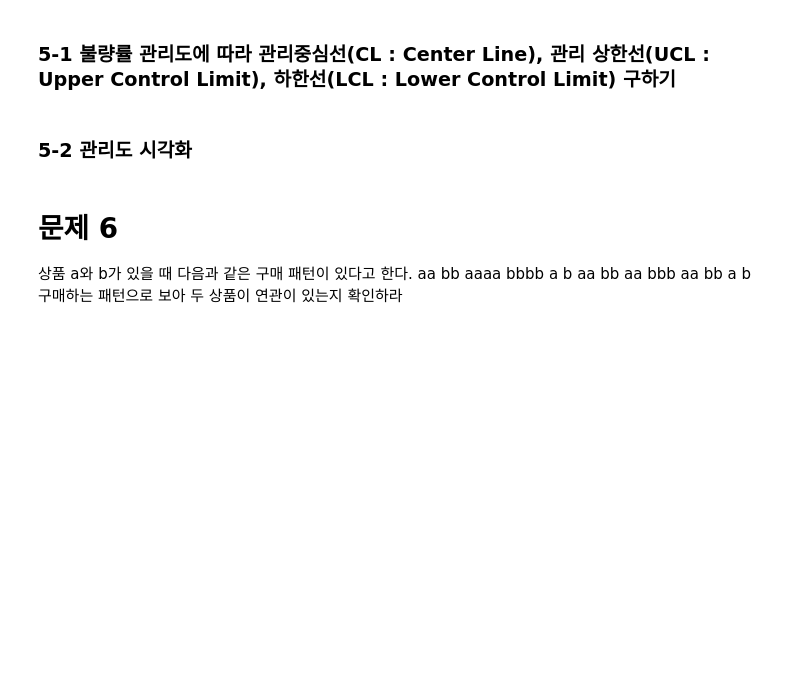
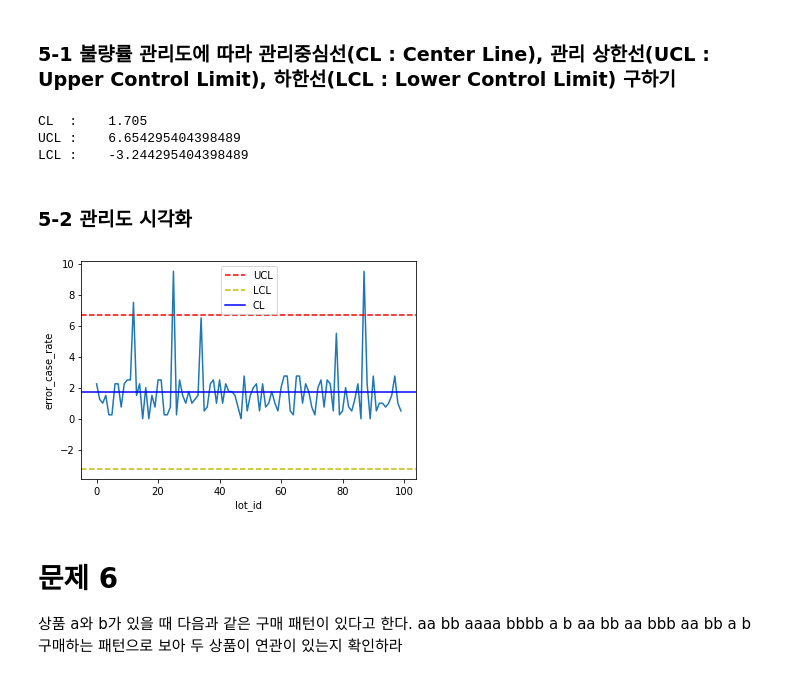
Before and after one commit to DMIS0126/ADP, a Jupyter notebook: Private_Study/Actual Exam/adp-22.ipynb, the cells around one changed output. Cells and saved outputs as stored; diff of their text form; code cells hidden in the pictures; blank space fills up the shorter version.

```diff
--- a/Private_Study/Actual Exam/adp-22.ipynb
+++ b/Private_Study/Actual Exam/adp-22.ipynb
@@ -740,3 +740,10 @@ q2 239.9596818276442
 # 문제 5
 Lot별 200개에 대한 불량 제품 수량 데이터(변수 2개 - lot번호, 불량제품수)
 /kaggle/input/adpkrp5/error.csv
+# %%
+import pandas as pd
+
+df_5 = pd.read_csv('/kaggle/input/adpkrp5/error.csv')
+df_5.columns = ['lot_number', 'error_case_number']
+
+df_5.describe()
@@ -743,7 +760,37 @@ Lot별 200개에 대한 불량 제품 수량 데이터(변수 2개 - lot번호,
 # %% [markdown]
 ### 5-1 불량률 관리도에 따라 관리중심선(CL : Center Line), 관리 상한선(UCL : Upper Control Limit), 하한선(LCL : Lower Control Limit) 구하기
+# %%
+df_5['error_case_rate'] = (df_5['error_case_number'] / 200)* 100
+
+import numpy as np
+
+cl = df_5['error_case_rate'].mean()
+sigma = np.std(df_5['error_case_rate'])
+ucl = cl + 3 * sigma
+lcl = cl - 3 * sigma
+
+print('CL  : \t', cl)
+print('UCL : \t', ucl)
+print('LCL : \t', lcl)
+# %% [output]
+CL  :    1.705
+UCL :    6.654295404398489
+LCL :    -3.244295404398489
 # %% [markdown]
 ### 5-2 관리도 시각화
+# %%
+import matplotlib.pyplot as plt
+
+plt.plot(df_5['error_case_rate'])
+plt.axhline(y=ucl, color = 'r', linestyle = '--', label = 'UCL')
+plt.axhline(y=lcl, color = 'y', linestyle = '--', label = 'LCL')
+plt.axhline(y=cl, color = 'b', linestyle = '-', label = 'CL')
+plt.legend()
+plt.ylabel('error_case_rate')
+plt.xlabel('lot_id')
+plt.show()
+# %% [output]
+[figure, added]
 # %% [markdown]
 # 문제 6
 상품 a와 b가 있을 때 다음과 같은 구매 패턴이 있다고 한다. aa bb aaaa bbbb a b aa bb aa bbb aa bb a b 구매하는 패턴으로 보아 두 상품이 연관이 있는지 확인하라
```
Also changed, not shown: parts of 7 cells of this notebook, 1 other file.
